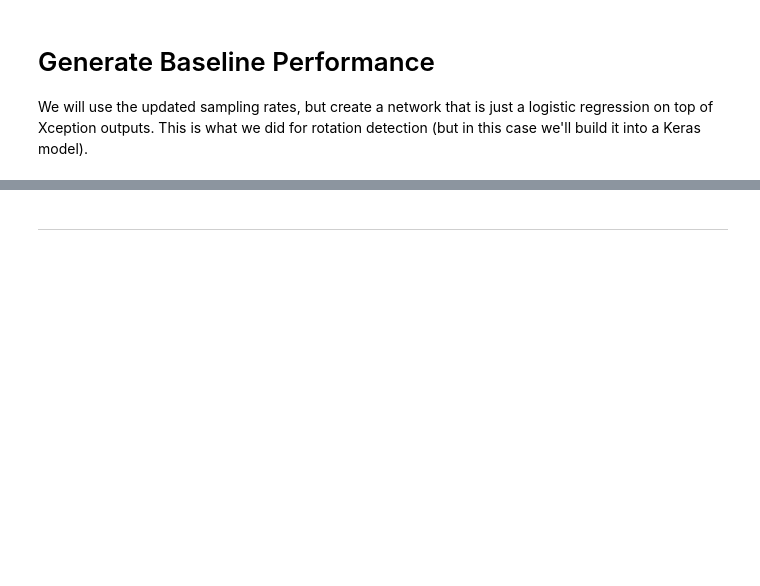
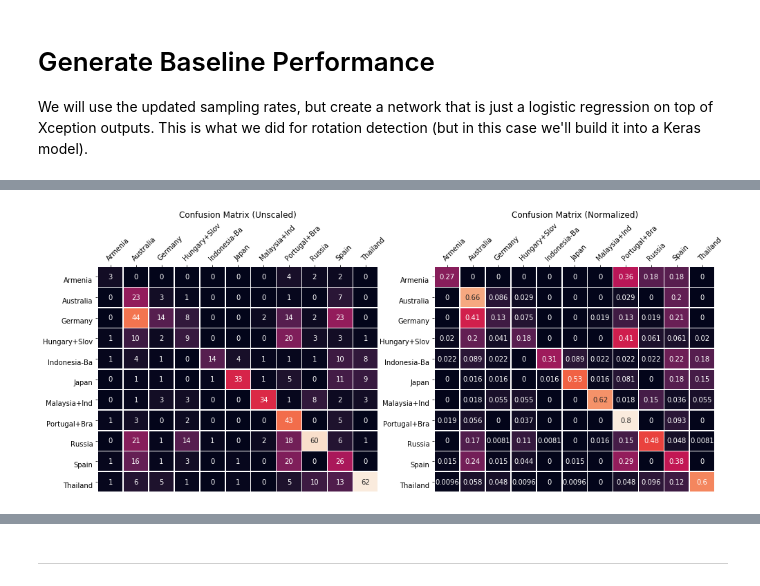
Before and after one commit to etotheipi/church_temple_classify, a Jupyter notebook: classification_training.ipynb, the cells around one changed output, grey strips where cells are left out. Saved outputs shown, nothing was run; the diff lists cells and outputs as text; code cells hidden in the pictures; blank space fills up the shorter version.

```diff
--- a/classification_training.ipynb
+++ b/classification_training.ipynb
@@ -112,8 +124,9 @@ fex_base = None
 def generate_xception_logreg_model():
     x = inputs = L.Input(shape=INPUT_IMG_SIZE_3)
     x = FEX_BASE_CREATE()(x)
-    #x = L.GlobalAvgPool2D()(x)
-    x = L.Flatten()(x)
+    x1 = L.GlobalAvgPool2D()(x)
+    x2 = L.GlobalMaxPool2D()(x)
+    x = L.Concatenate(axis=-1)([x1, x2])
     # This is the logistic regression part
     x = predictions = L.Dense(NUM_COUNTRIES, activation='sigmoid')(x)
     return keras.models.Model(inputs=inputs, outputs=predictions)
@@ -159,7 +155,7 @@ Test batch:  (16, 299, 299, 3), (16, 11)
 # %%
-opt = keras.optimizers.RMSprop(1e-3)
+opt = keras.optimizers.RMSprop(3e-4)
 #trained_model, y_true, y_pred, hist = train_utils.train_one_fold(generate_xception_logreg_model, kfold_index=0, epochs=1, optimizer=opt, model=trained_model)
-trained_model, y_true, y_pred, hist = train_utils.train_one_fold(generate_xception_logreg_model, kfold_index=0, epochs=5, optimizer=opt)
+trained_model, y_true, y_pred, hist = train_utils.train_one_fold(generate_xception_logreg_model, kfold_index=0, epochs=20, optimizer=opt)
 print(hist)
 # %% [output]
 Filling image cache
@@ -177,0 +169,2 @@ Epoch 5/5
+# %%
+model, y_true, y_pred, hist = train_utils.train_eval_kfold_crossval(generate_xception_logreg_model, epochs=20)
@@ -178,2 +189,4 @@ Epoch 5/5
 # %%
-train_utils.print_classification_report(y_true, y_pred)
+train_utils.display_heatmaps(y_true, y_pred)
+# %% [output]
+[figure, added]
```
Also changed, not shown: parts of 16 cells of this notebook, 2 other files.
